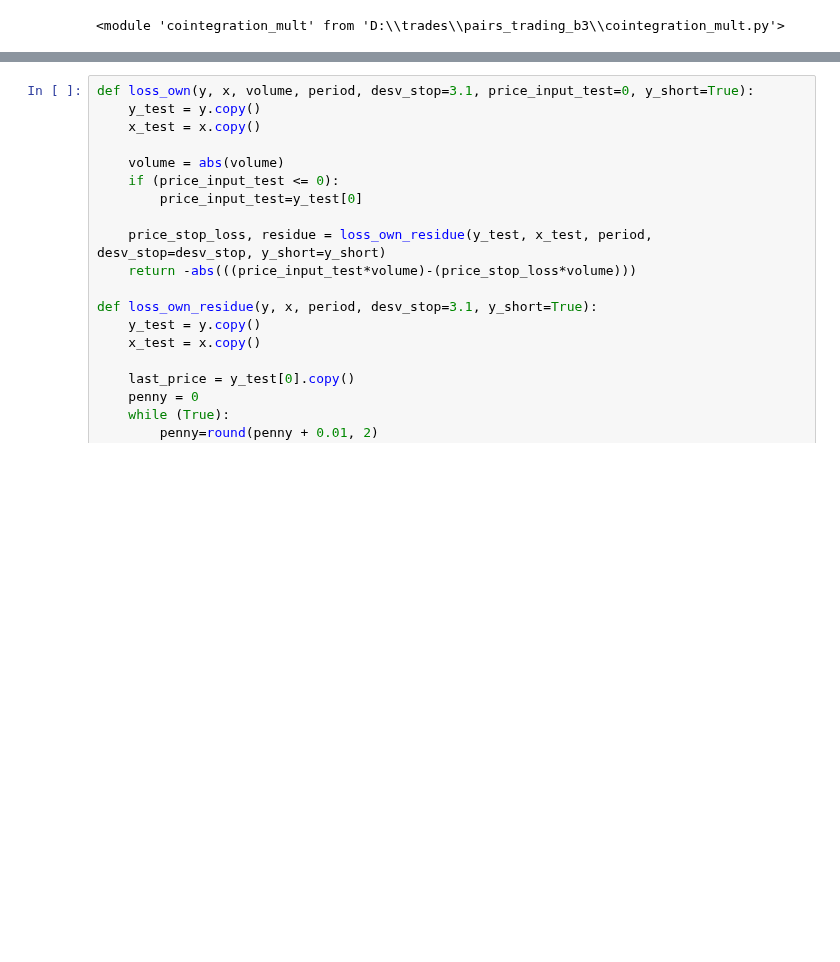
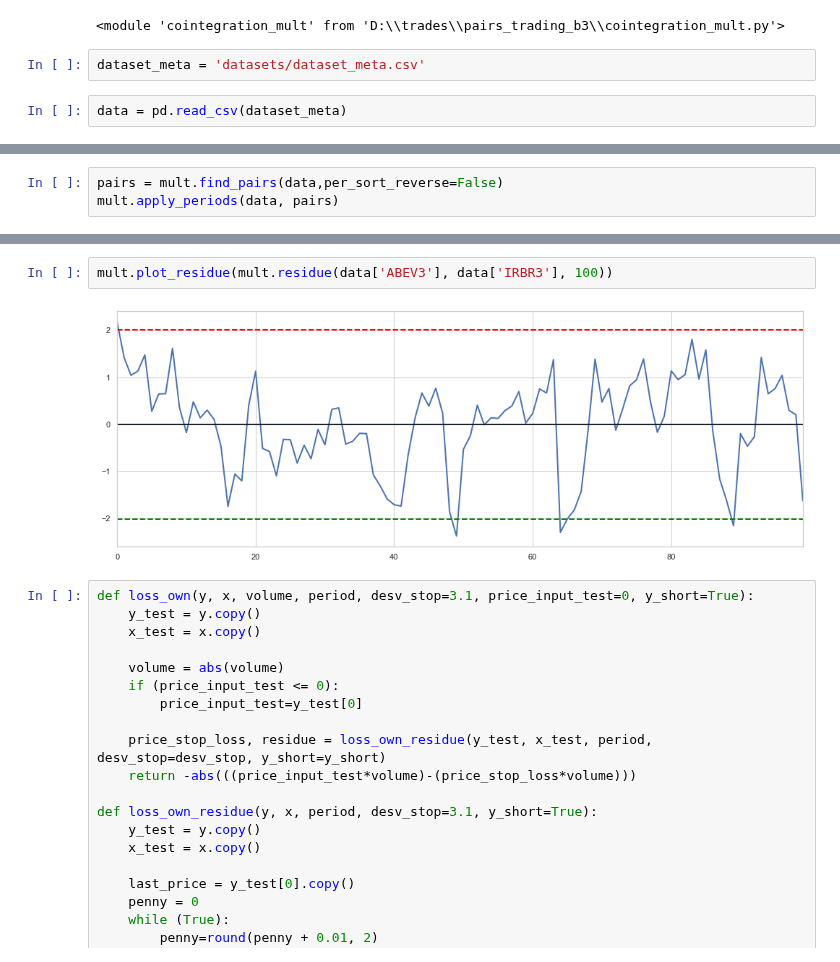
Before and after one commit to andreolvgomes/long-short-by-cointegration, a Jupyter notebook: Study-Analysis.ipynb, the cells around one changed output, grey strips where cells are left out. Drawn from its saved outputs; the diff is of its cells as text; blank space fills up the shorter version.

```diff
--- a/Study-Analysis.ipynb
+++ b/Study-Analysis.ipynb
@@ -9,3 +9,7 @@ importlib.reload(coint)
 importlib.reload(mult)
 # %% [output]
 <module 'cointegration_mult' from 'D:\\trades\\pairs_trading_b3\\cointegration_mult.py'>
+# %%
+dataset_meta = 'datasets/dataset_meta.csv'
+# %%
+data = pd.read_csv(dataset_meta)
@@ -11,0 +22,3 @@ importlib.reload(mult)
+# %%
+pairs = mult.find_pairs(data,per_sort_reverse=False)
+mult.apply_periods(data, pairs)
@@ -12,3 +68,7 @@ importlib.reload(mult)
+# %%
+mult.plot_residue(mult.residue(data['ABEV3'], data['IRBR3'], 100))
+# %% [output]
+[figure, added]
 # %%
 def loss_own(y, x, volume, period, desv_stop=3.1, price_input_test=0, y_short=True):
     y_test = y.copy()
```
Also changed, not shown: parts of 5 cells of this notebook, 5 other files.
